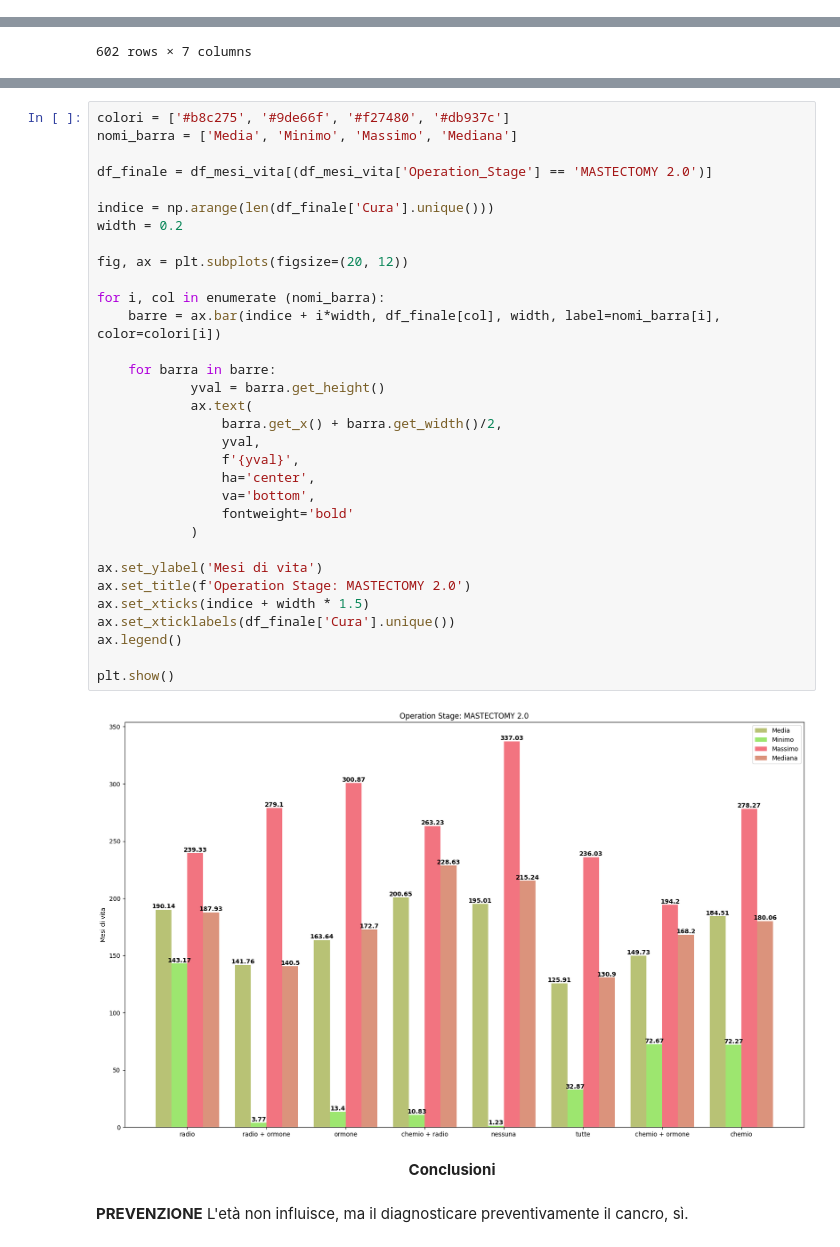
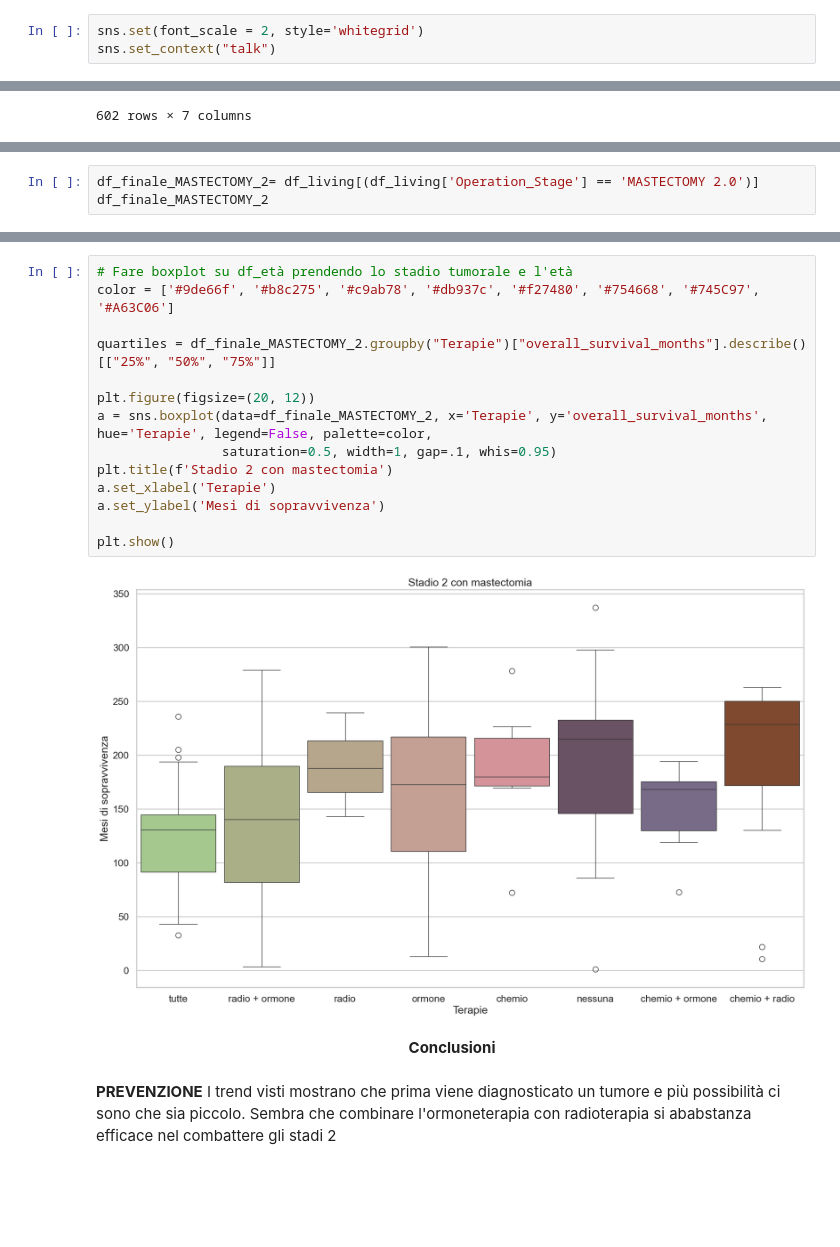
Before and after one commit to Dishinkan/Data-Science-Project, a Jupyter notebook: Data Science Project/Presentation.ipynb, the cells around one changed output, grey strips where cells are left out. Saved outputs shown, nothing was run; the diff lists cells and outputs as text; blank space fills up the shorter version.

```diff
--- a/Data Science Project/Presentation.ipynb
+++ b/Data Science Project/Presentation.ipynb
@@ -297,3 +66,6 @@ lista_terapie.pop(7)
 | 1063 | 67.46 | 48.53 | Died of Disease | 25.0 | (1, 1, 0) | chemio + ormone | ... |
 | 1064 | 85.49 | 132.03 | Died of Disease | 22.0 | (0, 1, 1) | radio + ormone | ... |
 1065 rows × 7 columns
+# %%
+sns.set(font_scale = 2, style='whitegrid')
+sns.set_context("talk")
@@ -564,0 +355,3 @@ plt.show()
+# %%
+df_finale_MASTECTOMY_2= df_living[(df_living['Operation_Stage'] == 'MASTECTOMY 2.0')]
+df_finale_MASTECTOMY_2
@@ -565,39 +372,22 @@ plt.show()
 # %%
-colori = ['#b8c275', '#9de66f', '#f27480', '#db937c']
-nomi_barra = ['Media', 'Minimo', 'Massimo', 'Mediana']
+# Fare boxplot su df_età prendendo lo stadio tumorale e l'età
+color = ['#9de66f', '#b8c275', '#c9ab78', '#db937c', '#f27480', '#754668', '#745C97', '#A63C06']
 
-df_finale = df_mesi_vita[(df_mesi_vita['Operation_Stage'] == 'MASTECTOMY 2.0')]
+quartiles = df_finale_MASTECTOMY_2.groupby("Terapie")["overall_survival_months"].describe()[["25%", "50%", "75%"]]
 
-indice = np.arange(len(df_finale['Cura'].unique()))
-width = 0.2
-
-fig, ax = plt.subplots(figsize=(20, 12))
-
-for i, col in enumerate (nomi_barra):
-    barre = ax.bar(indice + i*width, df_finale[col], width, label=nomi_barra[i], color=colori[i])
-
-    for barra in barre:
-            yval = barra.get_height()
-            ax.text(
-                barra.get_x() + barra.get_width()/2,
-                yval,
-                f'{yval}',
-                ha='center',
-                va='bottom',
-                fontweight='bold'
-            )
-
-ax.set_ylabel('Mesi di vita')
-ax.set_title(f'Operation Stage: MASTECTOMY 2.0')
-ax.set_xticks(indice + width * 1.5)
-ax.set_xticklabels(df_finale['Cura'].unique())
-ax.legend()
+plt.figure(figsize=(20, 12))
+a = sns.boxplot(data=df_finale_MASTECTOMY_2, x='Terapie', y='overall_survival_months', hue='Terapie', legend=False, palette=color,
+                saturation=0.5, width=1, gap=.1, whis=0.95)
+plt.title(f'Stadio 2 con mastectomia')
+a.set_xlabel('Terapie')
+a.set_ylabel('Mesi di sopravvivenza')
 
 plt.show()
 # %% [output]
-[figure, old version]
+[figure, new version]
 # %% [markdown]
 <center><b>Conclusioni</b></center>
 # %% [markdown]
 <b>PREVENZIONE</b></br>
-L'età non influisce, ma il diagnosticare preventivamente il cancro, sì.
+I trend visti mostrano che prima viene diagnosticato un tumore e più possibilità ci sono che sia piccolo.</br>
+Sembra che combinare l'ormoneterapia con radioterapia si ababstanza efficace nel combattere gli stadi 2
```
Also changed, not shown: parts of 51 cells of this notebook, 1 other file.
